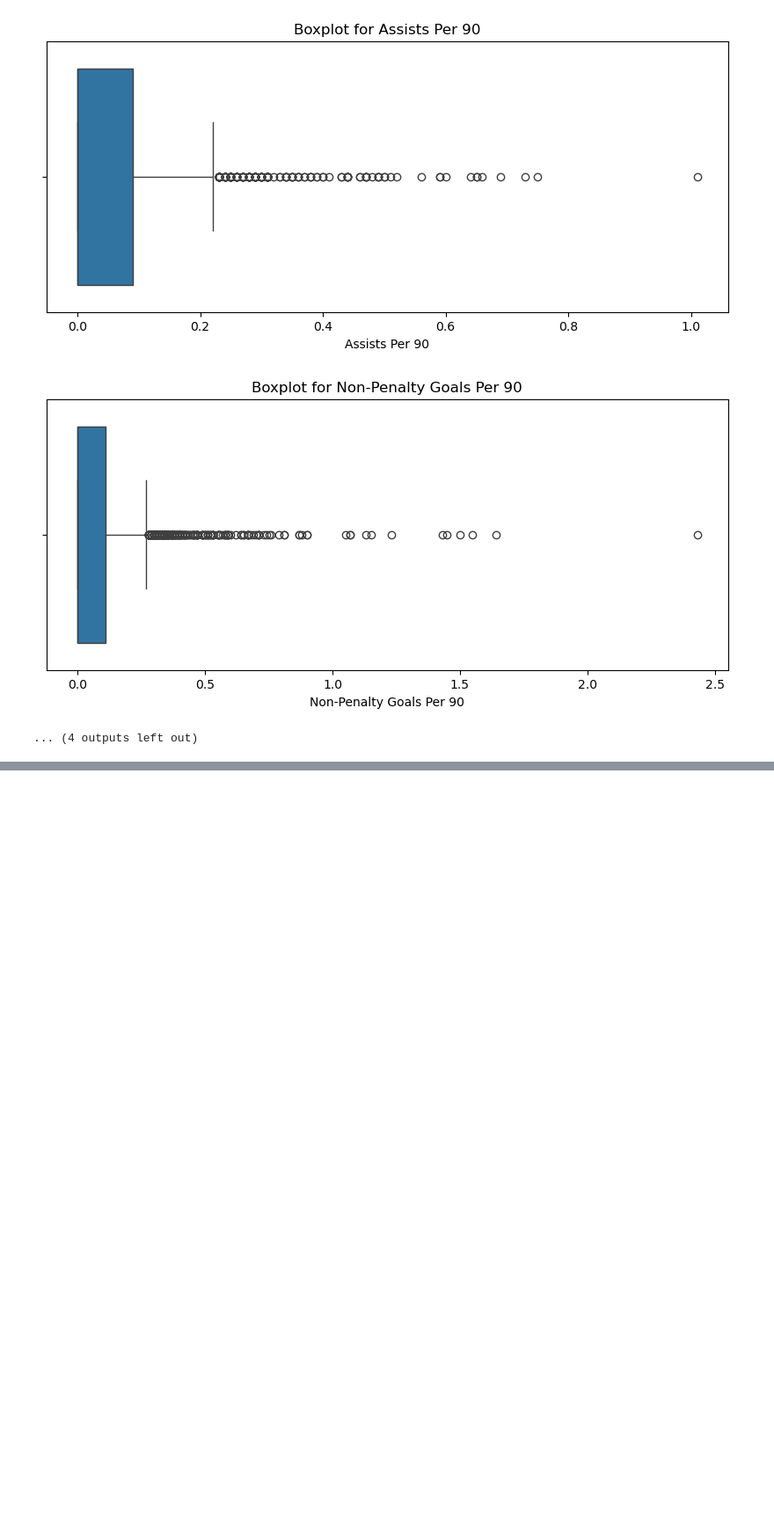
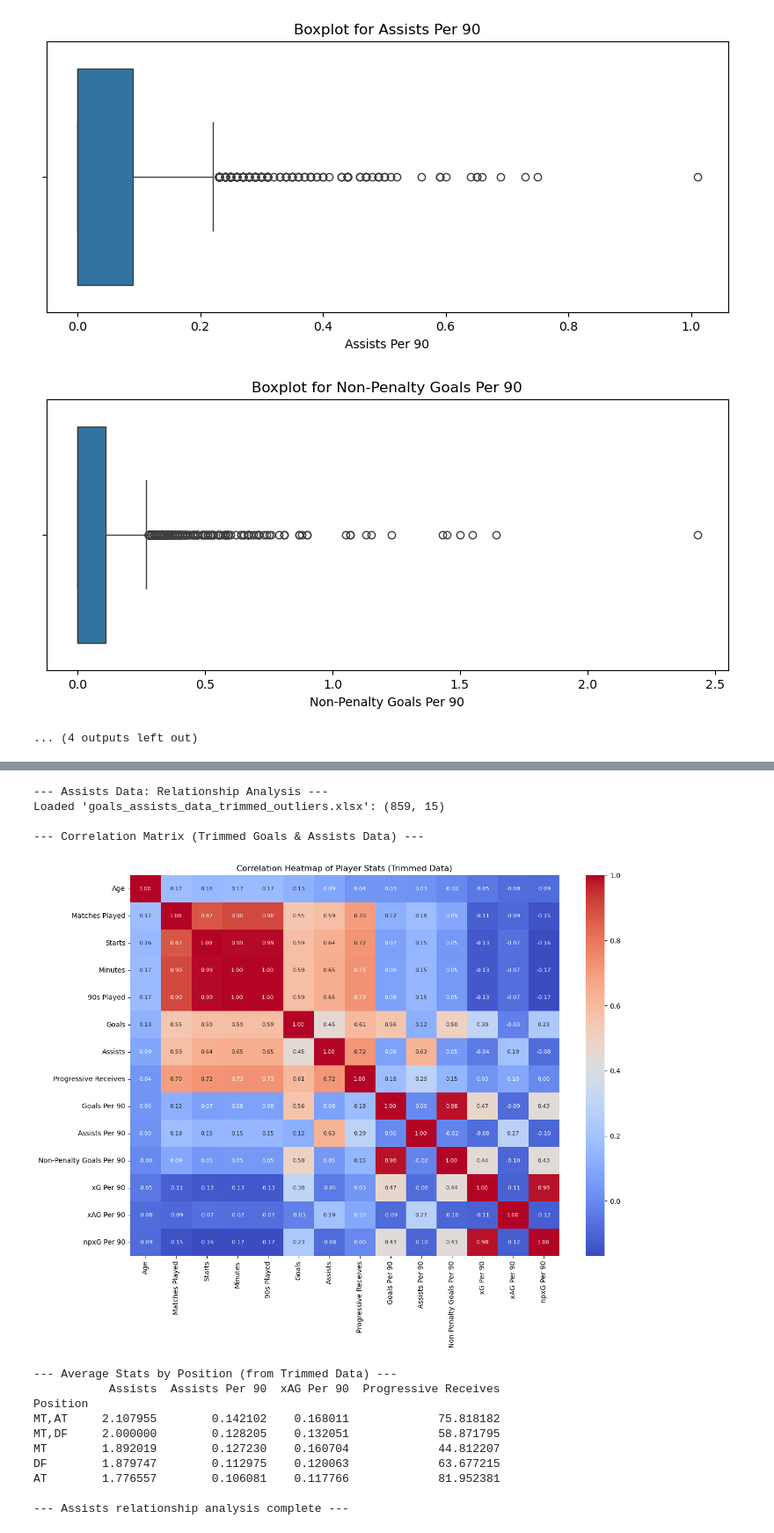
Before and after one commit to springboardmentor345a-create/Projects_2, a Jupyter notebook: Model Training/Notebooks/Goals and Assists Notebook.ipynb, the cells around one changed output, grey strips where cells are left out. Shown: that part at 88% size. Cells and saved outputs as stored; diff of their text form; code cells hidden in the pictures; blank space fills up the shorter version.

```diff
--- a/Model Training/Notebooks/Goals and Assists Notebook.ipynb
+++ b/Model Training/Notebooks/Goals and Assists Notebook.ipynb
@@ -307,3 +336,63 @@ GB        0.000000  0.061798              0.005618      0.000000
 
 --- Goals relationship analysis complete ---
+# %%
+# Plotting Heatmap for Correlation Matrix (ASSISTS)
+import pandas as pd
+import numpy as np
+import matplotlib.pyplot as plt
+import seaborn as sns
+
+# --- Main script ---
+print("--- Assists Data: Relationship Analysis ---")
+
+try:
+    # 1. Load the data
+    df_goals_assists_trimmed = pd.read_excel("goals_assists_data_trimmed_outliers.xlsx")
+    print(f"Loaded 'goals_assists_data_trimmed_outliers.xlsx': {df_goals_assists_trimmed.shape}")
+
+    # 2. Correlation Matrix
+    print("\n--- Correlation Matrix (Trimmed Goals & Assists Data) ---")
+
+    # Select only numeric columns
+    numeric_cols = df_goals_assists_trimmed.select_dtypes(include=[np.number])
+    corr_matrix = numeric_cols.corr()
+
+    # Create a heatmap
+    plt.figure(figsize=(14, 10))
+    sns.heatmap(corr_matrix, annot=True, fmt='.2f', cmap='coolwarm',
+                annot_kws={"size": 8})
+    plt.title('Correlation Heatmap of Player Stats (Trimmed Data)')
+    plt.show()
+
+    # 3. Categorical vs. Numeric (Grouped Averages)
+    print("\n--- Average Stats by Position (from Trimmed Data) ---")
+    key_stats = ['Assists', 'Assists Per 90', 'xAG Per 90', 'Progressive Receives']
+
+    # Group by 'Position' and calculate the mean for key stats
+    position_stats = df_goals_assists_trimmed.groupby('Position')[key_stats].mean()
+    print(position_stats.sort_values(by='Assists', ascending=False))
+
+    print("\n--- Assists relationship analysis complete ---")
+
+except FileNotFoundError:
+    print("Error: 'goals_assists_data_trimmed_outliers.xlsx' not found.")
+    print("Please make sure you have successfully run 'process_goals_data.py' first.")
+except Exception as e:
+    print(f"An unexpected error occurred: {e}")
+# %% [output]
+--- Assists Data: Relationship Analysis ---
+Loaded 'goals_assists_data_trimmed_outliers.xlsx': (859, 15)
+
+--- Correlation Matrix (Trimmed Goals & Assists Data) ---
+[figure, added]
+--- Average Stats by Position (from Trimmed Data) ---
+           Assists  Assists Per 90  xAG Per 90  Progressive Receives
+Position
+MT,AT     2.107955        0.142102    0.168011             75.818182
+MT,DF     2.000000        0.128205    0.132051             58.871795
+MT        1.892019        0.127230    0.160704             44.812207
+DF        1.879747        0.112975    0.120063             63.677215
+AT        1.776557        0.106081    0.117766             81.952381
+
+--- Assists relationship analysis complete ---
 # %%
```
Also changed, not shown: parts of 18 cells of this notebook, 3 other files.
